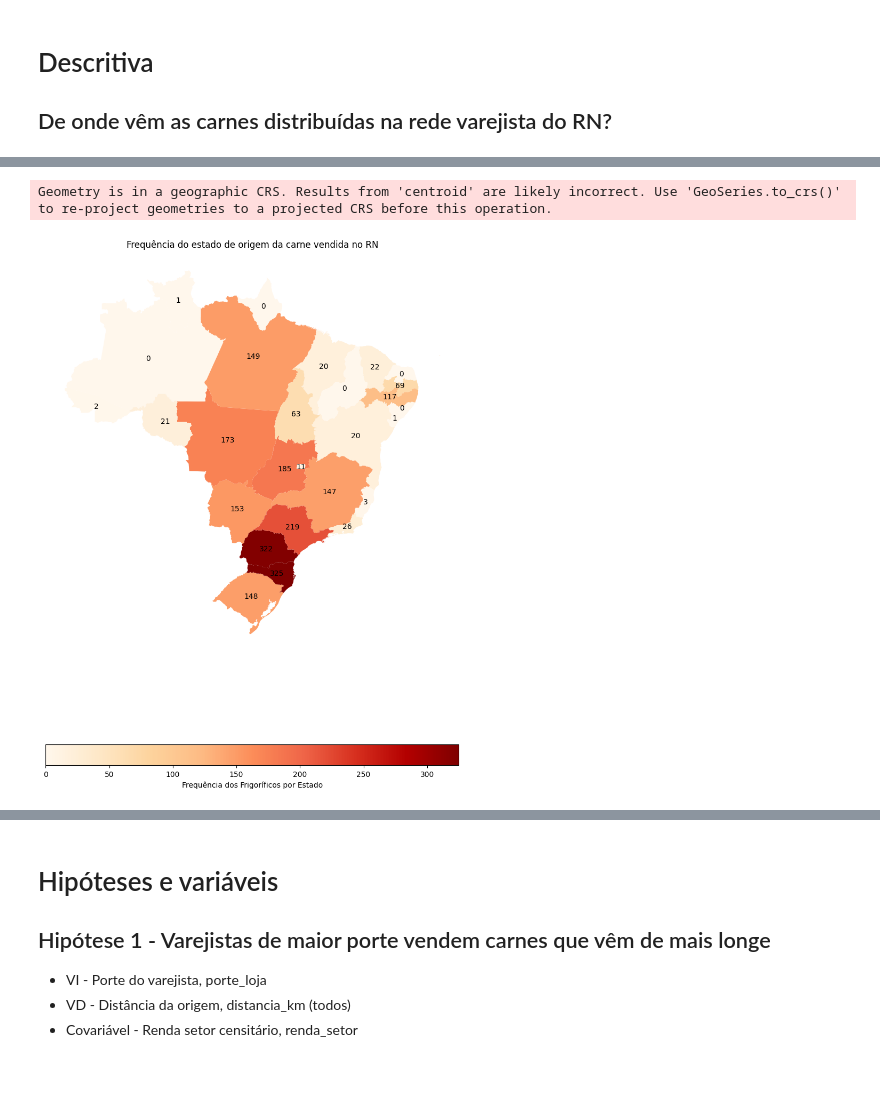
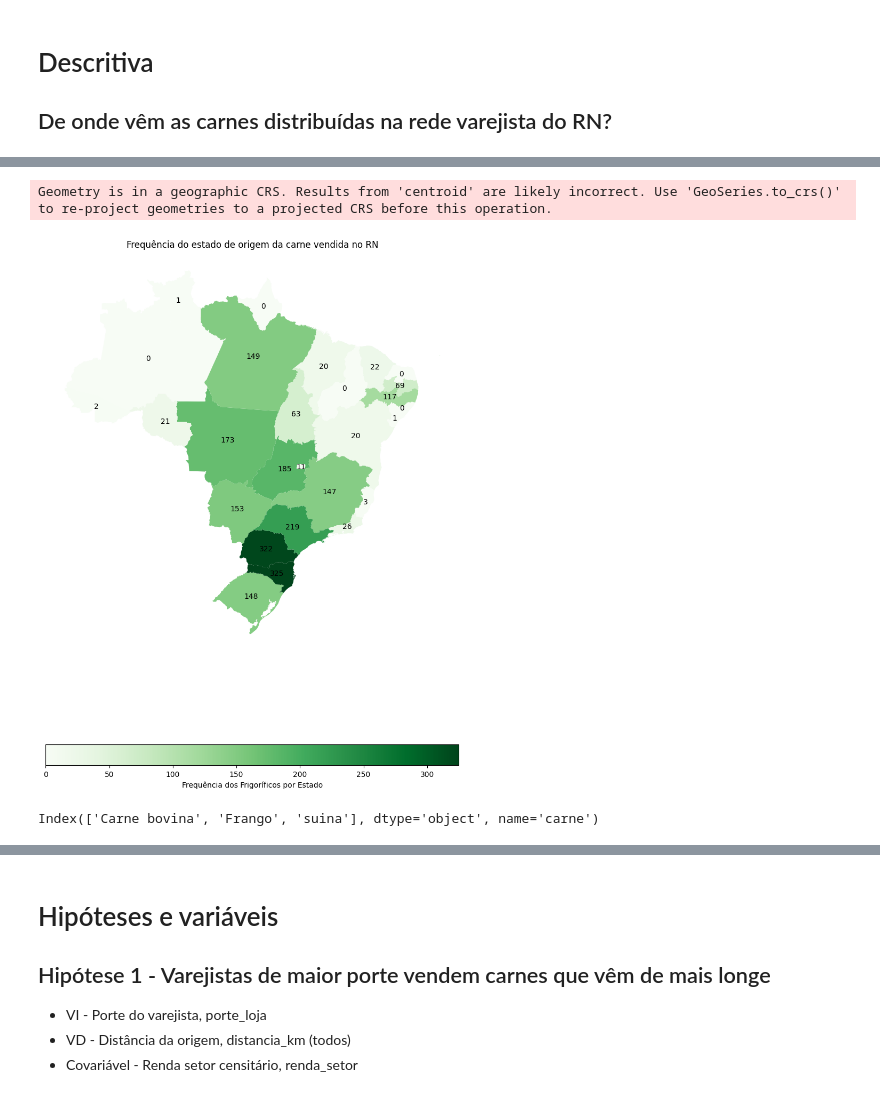
Before and after one commit to eliasjacob/michelle_setores_censitarios, a Jupyter notebook: 02-analise_estatistica.ipynb, the cells around one changed output, grey strips where cells are left out. Saved outputs shown, nothing was run; the diff lists cells and outputs as text; code cells hidden in the pictures.

```diff
--- a/02-analise_estatistica.ipynb
+++ b/02-analise_estatistica.ipynb
@@ -97,29 +97,33 @@ Name: count, dtype: int64
 # %%
 import geopandas as gpd
 import matplotlib.pyplot as plt
 
 # URL to the GeoJSON file of Brazilian states
 geojson_url = 'https://raw.githubusercontent.com/codeforamerica/click_that_hood/master/public/data/brazil-states.geojson'
 
 # Load the GeoJSON file
 estados = gpd.read_file(geojson_url)
 
 # Map the frequency of states in 'uf_frigo' column to the states GeoDataFrame
 estado_frequencia = df['uf_frigo'].value_counts()
 estados['freq'] = estados['sigla'].map(estado_frequencia).fillna(0)
 
 # Plot the map
 fig, ax = plt.subplots(1, 1, figsize=(10, 15))
-estados.plot(column='freq', ax=ax, legend=True, cmap='OrRd',
+estados.plot(column='freq', ax=ax, legend=True, cmap='Greens',
              legend_kwds={'label': "Frequência dos Frigoríficos por Estado",
                           'orientation': "horizontal"})
 plt.title('Frequência do estado de origem da carne vendida no RN')
 
 # add the number of frigoríficos in each state
 for x, y, label in zip(estados.centroid.x, estados.centroid.y, (estados['freq'].astype(int))):
     ax.text(x, y, label, color='black', fontsize=10, ha='center', va='center')
 plt.axis('off')
 plt.show()
 # %% [output]
 Geometry is in a geographic CRS. Results from 'centroid' are likely incorrect. Use 'GeoSeries.to_crs()' to re-project geometries to a projected CRS before this operation.
-[figure, old version]
+[figure, new version]
+# %%
+df.carne.value_counts().index
+# %% [output]
+Index(['Carne bovina', 'Frango', 'suina'], dtype='object', name='carne')
```
Also changed, not shown: parts of 4 cells of this notebook.
